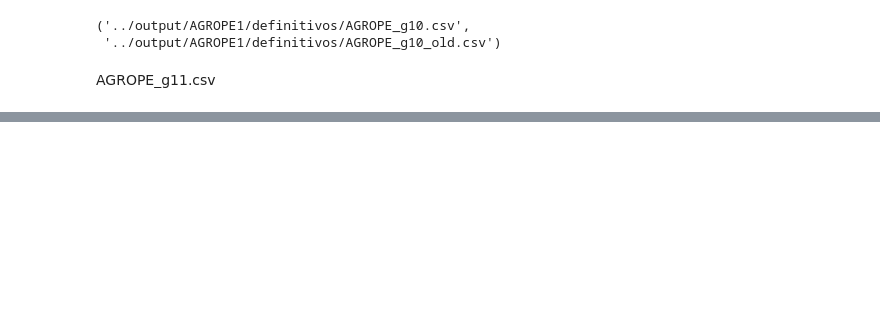
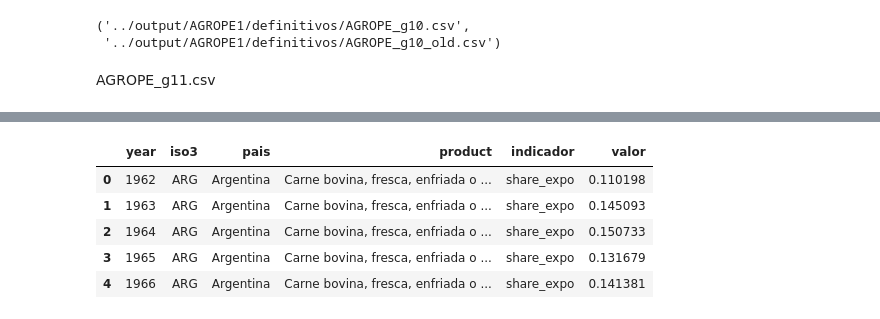
Before and after one commit to Ignacio-Ibarra/argendata-qa, a Jupyter notebook: tools/analysis.ipynb, the cells around one changed output, grey strips where cells are left out. Cells and saved outputs as stored; diff of their text form; code cells hidden in the pictures; blank space fills up the shorter version.

```diff
--- a/tools/analysis.ipynb
+++ b/tools/analysis.ipynb
@@ -1208,0 +2241,39 @@ _df.head()
+# %%
+drop = drop_colx
+to_long = wide_to_longx
+renombrar = rename_colsx
+nomenclar_paises = partial(normalize_countriesx, map=pais)
+replace = replace_valuex
+sort = sort_vals_ascx
+exportar = lambda df: exportar_definitivo(archivo=archivo, folder=folder, df=df, nuevo_nombre=None)
+
+
+
+pipeline = chain(
+    nomenclar_paises(code_col='iso3', new_col=None, desc_col='pais'),
+    # drop(col="countryname"),
+    to_long(primary_keys + ['pais','product']),
+    sort(primary_keys),
+    # renombrar({'_valor':'valor'}),
+    # replace(col='pov_type', curr_value='with_transfers', new_value='Con transferencias'),
+    # replace(col='pov_type', curr_value='without_transfers', new_value='Sin transferencias'),
+    # replace(col='pov_type', curr_value='difference', new_value='Diferencia')
+    # drop('region_name'),
+    # renombrar({'time': 'anio'}),
+    # nomenclar_paises(code_col='cod_area', new_col="desc_area"),
+    #renombrar({'iso3': 'pais'}),
+
+)
+
+_df = pipeline(df)
+
+diccionario_cambios[archivo] = lista_cambios.copy()
+
+_df.head()
+# %% [output]
+|  | year | iso3 | pais | product | indicador | valor |
+| 0 | 1962 | ARG | Argentina | Carne bovina, fresca, enfriada o ... | share_expo | 0.110198 |
+| 1 | 1963 | ARG | Argentina | Carne bovina, fresca, enfriada o ... | share_expo | 0.145093 |
+| 2 | 1964 | ARG | Argentina | Carne bovina, fresca, enfriada o ... | share_expo | 0.150733 |
+| 3 | 1965 | ARG | Argentina | Carne bovina, fresca, enfriada o ... | share_expo | 0.131679 |
+| 4 | 1966 | ARG | Argentina | Carne bovina, fresca, enfriada o ... | share_expo | 0.141381 |
```
Also changed, not shown: parts of 153 cells of this notebook.
